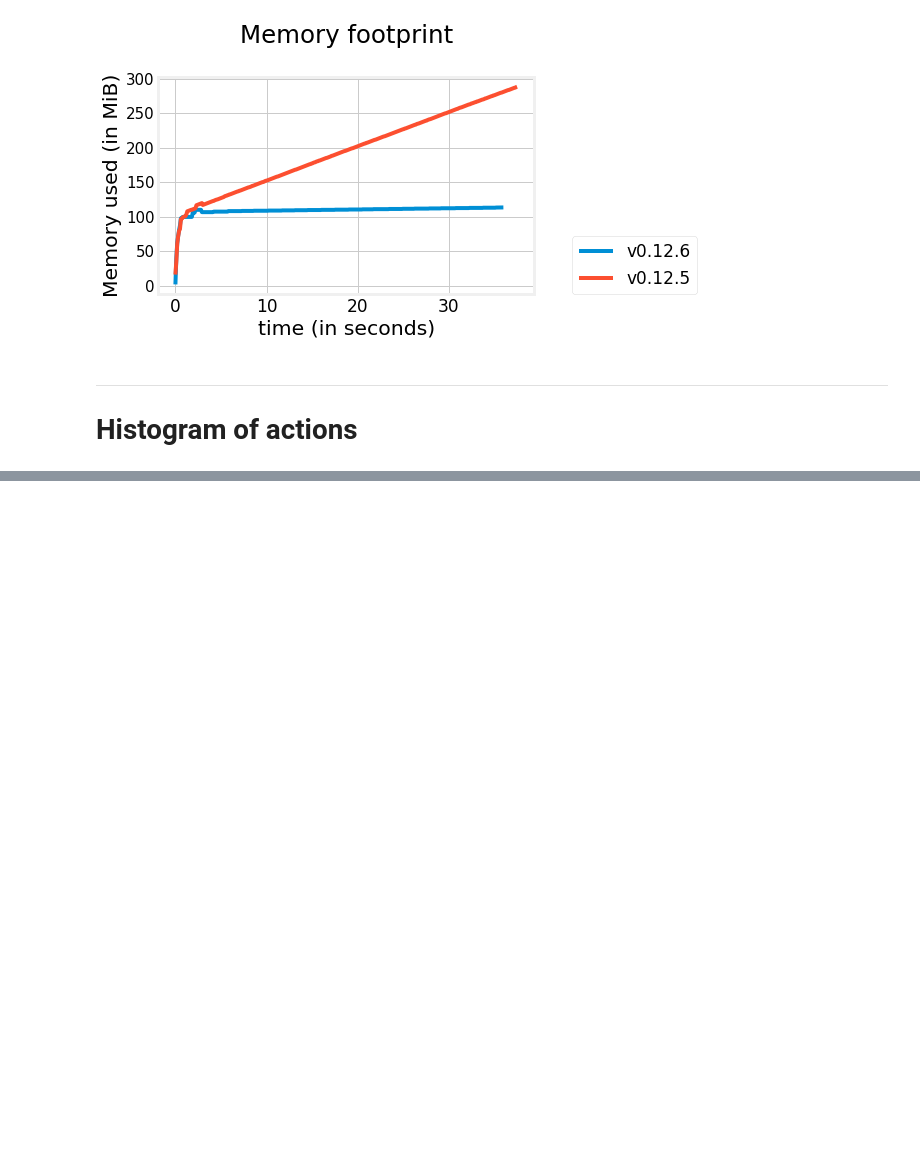
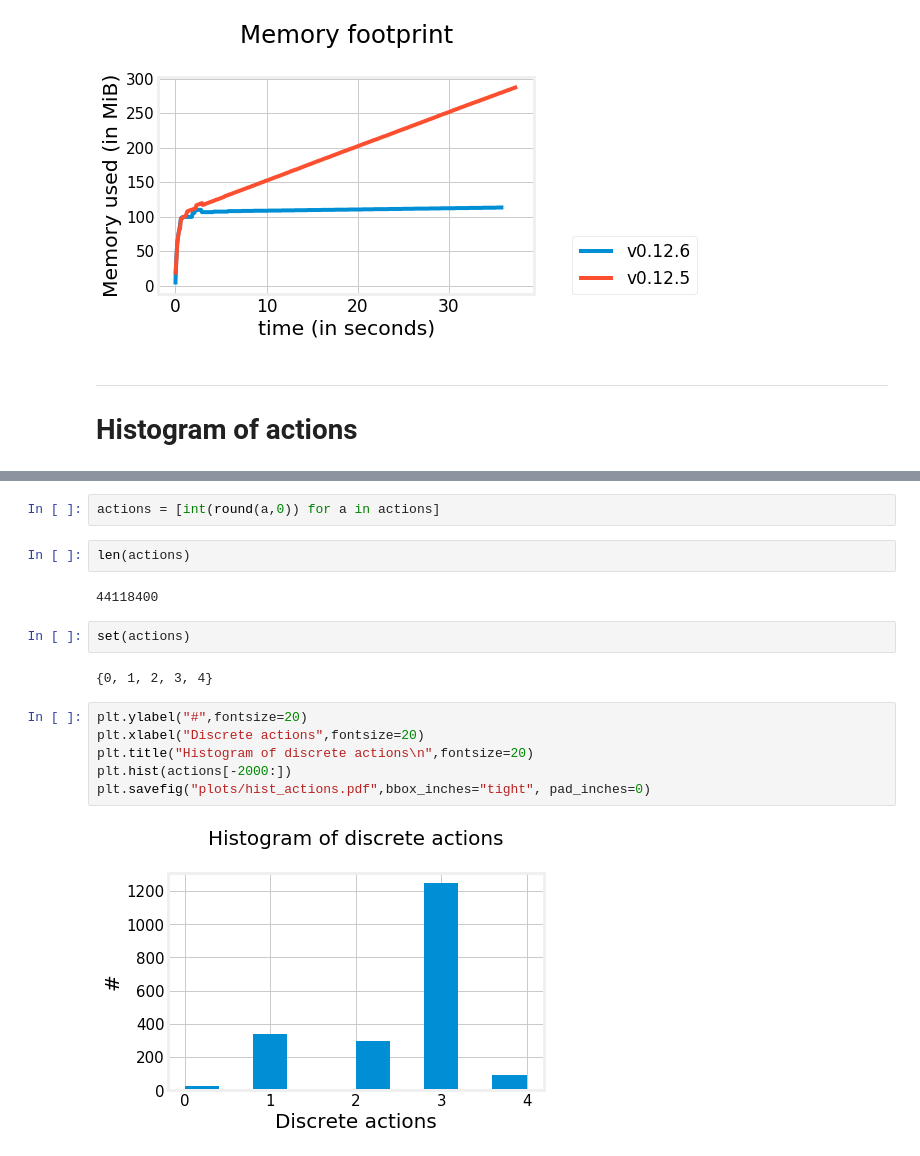
Before and after one commit to NotAnyMike/HRL, a Jupyter notebook: notebooks/Plots.ipynb, the cells around one changed output, grey strips where cells are left out. Cells and saved outputs as stored; diff of their text form; blank space fills up the shorter version.

```diff
--- a/notebooks/Plots.ipynb
+++ b/notebooks/Plots.ipynb
@@ -136 +121,19 @@ for wtime,step,values in n2n.CompressedHistograms('episode/actions')[:]:
+# %%
+actions = [int(round(a,0)) for a in actions]
+# %%
+len(actions)
+# %% [output]
+44118400
+# %%
+set(actions)
+# %% [output]
+{0, 1, 2, 3, 4}
+# %%
+plt.ylabel("#",fontsize=20)
+plt.xlabel("Discrete actions",fontsize=20)
+plt.title("Histogram of discrete actions\n",fontsize=20)
+plt.hist(actions[-2000:])
+plt.savefig("plots/hist_actions.pdf",bbox_inches="tight", pad_inches=0)
+# %% [output]
+[figure, added]
 # %%
```
Also changed, not shown: parts of 8 cells of this notebook, 3 other files.
